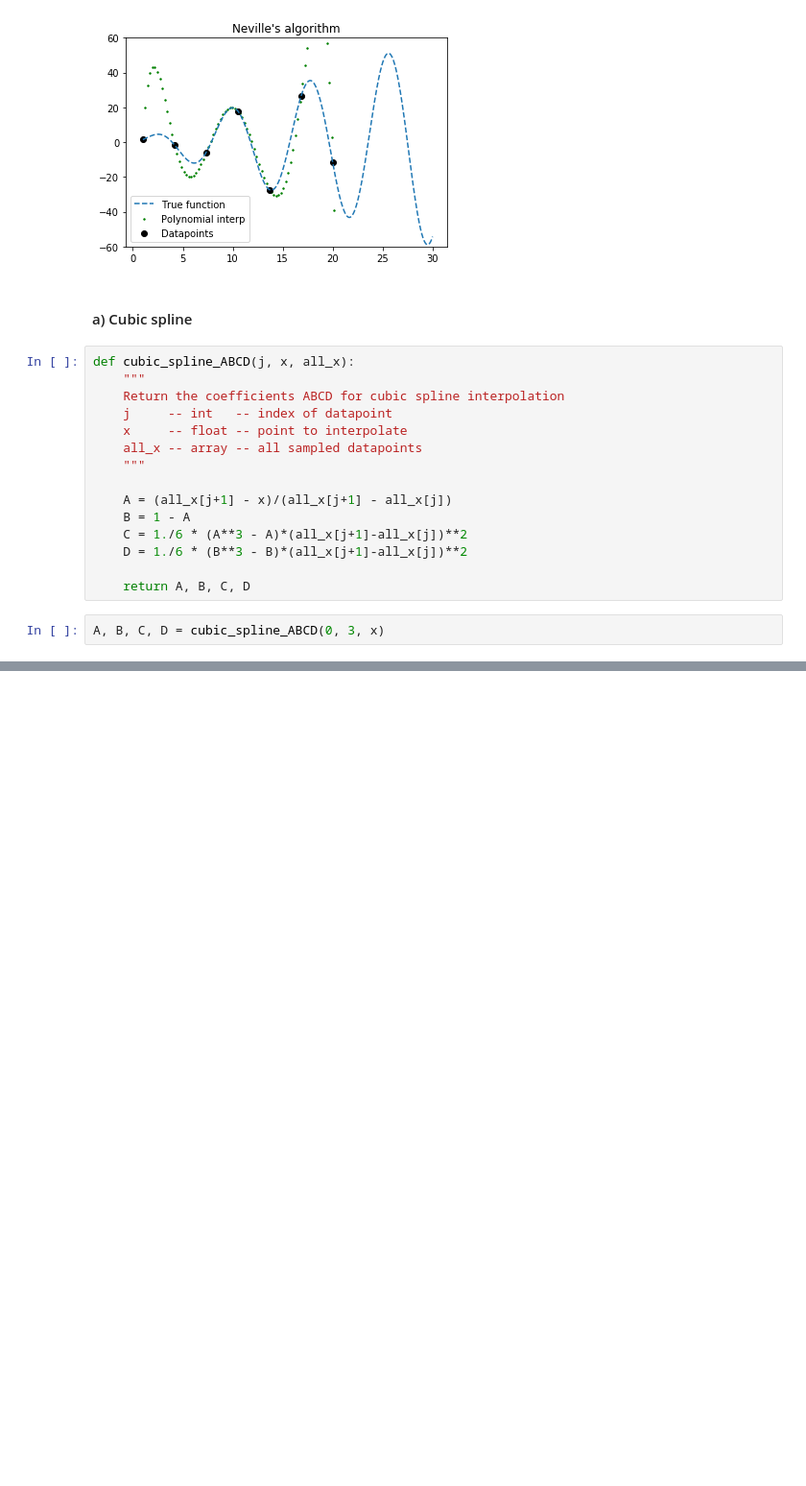
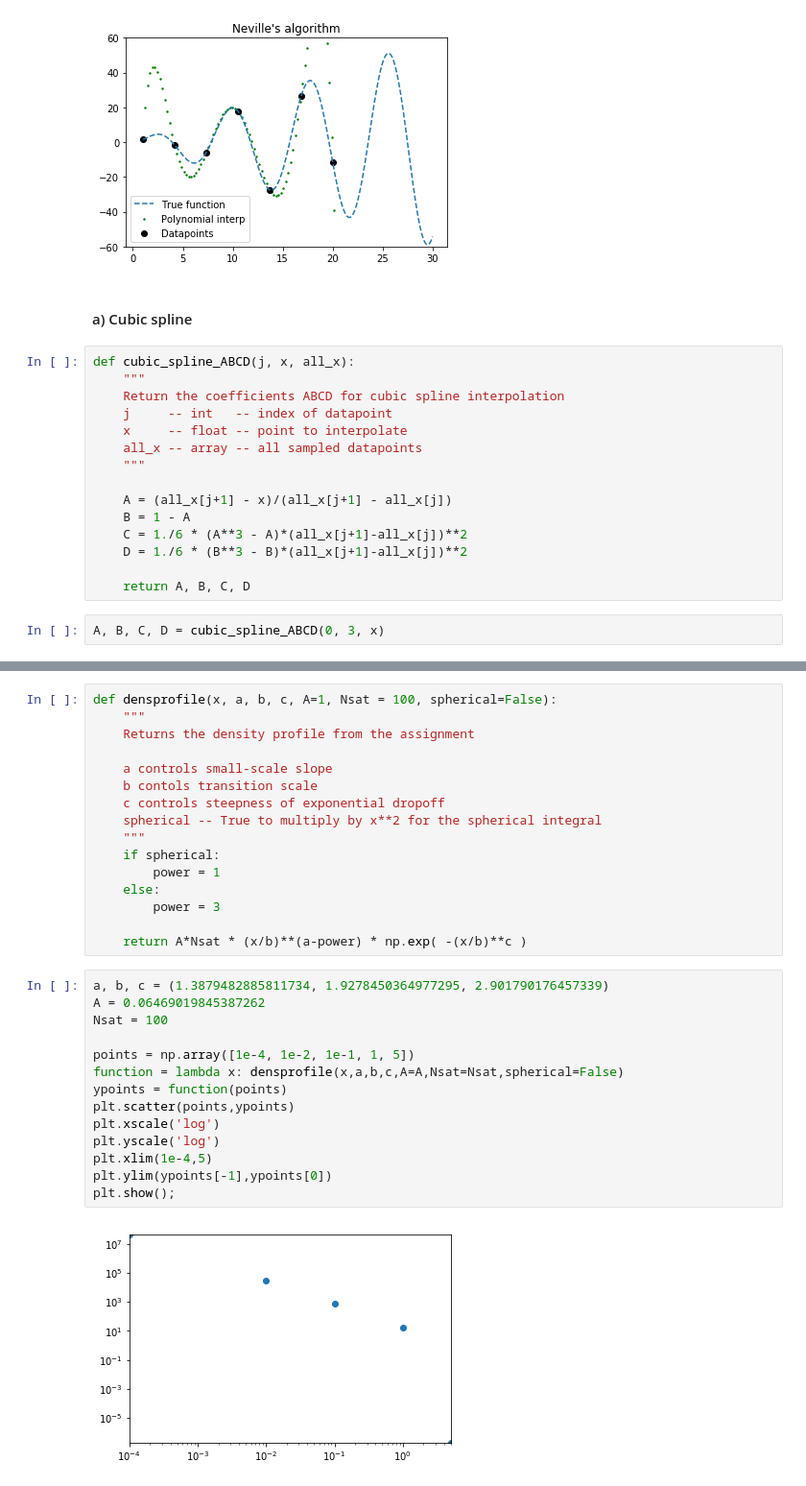
Before and after one commit to ErikOsinga/numerical_recipies, a Jupyter notebook: tutorial1/Tutorial_1.ipynb, the cells around one changed output, grey strips where cells are left out. Shown at 96% size. Drawn from its saved outputs; the diff is of its cells as text; blank space fills up the shorter version.

Commit message:
testing some stuff for assignment1

```diff
--- a/tutorial1/Tutorial_1.ipynb
+++ b/tutorial1/Tutorial_1.ipynb
@@ -129,0 +172,32 @@ SyntaxError: invalid syntax (<ipython-input-11-045ff8120a53>, line 14)
+# %%
+def densprofile(x, a, b, c, A=1, Nsat = 100, spherical=False):
+    """
+    Returns the density profile from the assignment
+
+    a controls small-scale slope
+    b contols transition scale
+    c controls steepness of exponential dropoff
+    spherical -- True to multiply by x**2 for the spherical integral
+    """
+    if spherical:
+        power = 1
+    else:
+        power = 3
+
+    return A*Nsat * (x/b)**(a-power) * np.exp( -(x/b)**c )
+# %%
+a, b, c = (1.3879482885811734, 1.9278450364977295, 2.901790176457339)
+A = 0.06469019845387262
+Nsat = 100
+
+points = np.array([1e-4, 1e-2, 1e-1, 1, 5])
+function = lambda x: densprofile(x,a,b,c,A=A,Nsat=Nsat,spherical=False)
+ypoints = function(points)
+plt.scatter(points,ypoints)
+plt.xscale('log')
+plt.yscale('log')
+plt.xlim(1e-4,5)
+plt.ylim(ypoints[-1],ypoints[0])
+plt.show();
+# %% [output]
+[figure, added]
```
Also changed, not shown: parts of 10 cells of this notebook, 2 other files.
